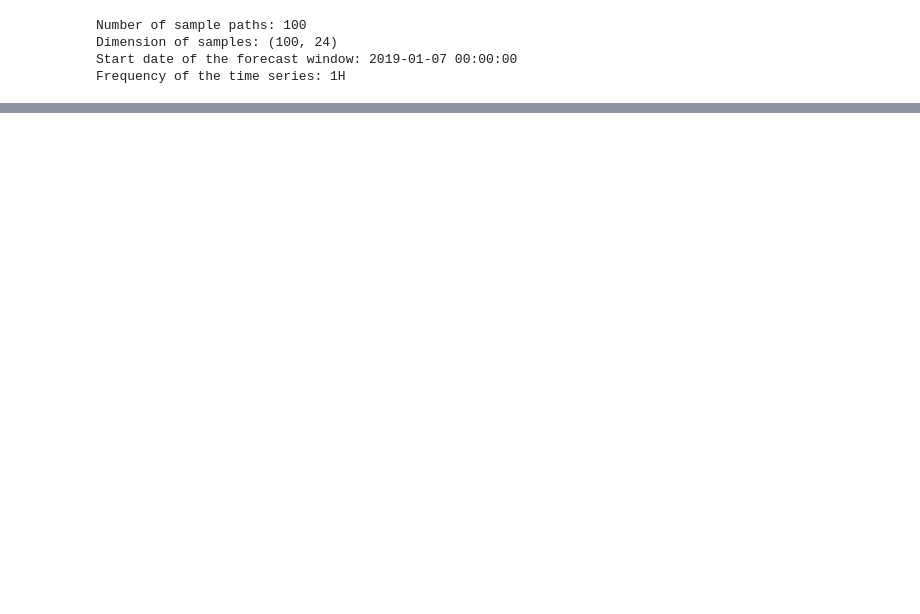
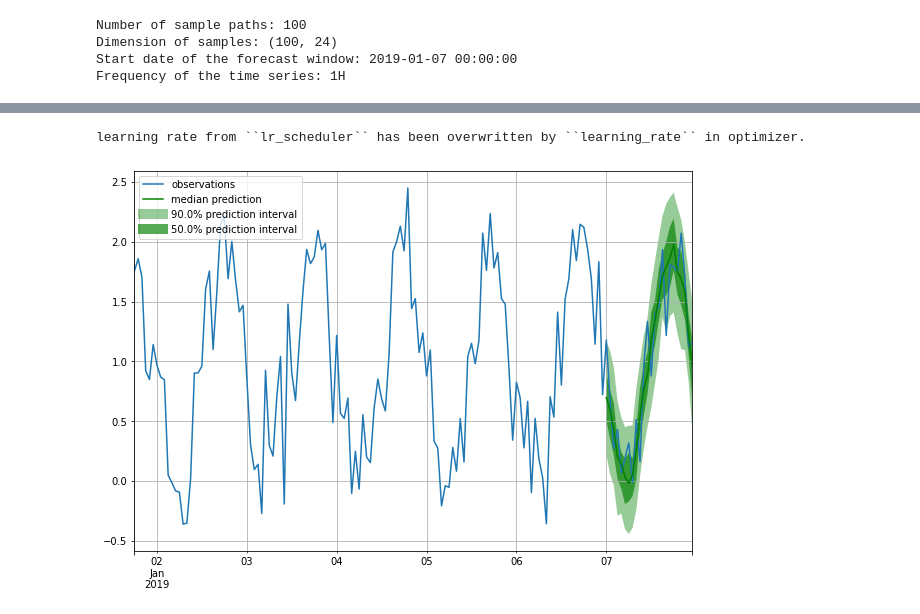
Before and after one commit to vikramkrishnan9885/MyColab, a Jupyter notebook: AdvancedGluonTS.ipynb, the cells around one changed output, grey strips where cells are left out. Cells and saved outputs as stored; diff of their text form; code cells hidden in the pictures; blank space fills up the shorter version.

```diff
--- a/AdvancedGluonTS.ipynb
+++ b/AdvancedGluonTS.ipynb
@@ -578,0 +623,18 @@ plt.show()
+# %%
+class MyProbTrainNetwork(MyProbNetwork):
+    def hybrid_forward(self, F, past_target, future_target):
+        # compute network output
+        net_output = self.nn(past_target)
+
+        # (batch, prediction_length * nn_features)  ->  (batch, prediction_length, nn_features)
+        net_output = net_output.reshape(0, self.prediction_length, -1)
+
+        # project network output to distribution parameters domain
+        distr_args = self.proj_distr_args(net_output)
+
+        # compute distribution
+        distr = self.distr_output.distribution(distr_args)
+
+        # negative log-likelihood
+        loss = distr.loss(future_target)
+        return loss
@@ -578,0 +967,30 @@ plt.show()
+# %%
+estimator = MyProbEstimator(
+    prediction_length=custom_ds_metadata['prediction_length'],
+    context_length=2*custom_ds_metadata['prediction_length'],
+    freq=custom_ds_metadata['freq'],
+    distr_output=GaussianOutput(),
+    num_cells=40,
+    trainer=Trainer(ctx="cpu",
+                    epochs=5,
+                    learning_rate=1e-3,
+                    hybridize=False,
+                    num_batches_per_epoch=100
+                   )
+)
+
+predictor = estimator.train(train_ds)
+
+forecast_it, ts_it = make_evaluation_predictions(
+    dataset=test_ds,  # test dataset
+    predictor=predictor,  # predictor
+    num_samples=100,  # number of sample paths we want for evaluation
+)
+
+forecasts = list(forecast_it)
+tss = list(ts_it)
+
+plot_prob_forecasts(tss[0], forecasts[0])
+# %% [output]
+learning rate from ``lr_scheduler`` has been overwritten by ``learning_rate`` in optimizer.
+[figure, added]
```
Also changed, not shown: parts of 32 cells of this notebook.
